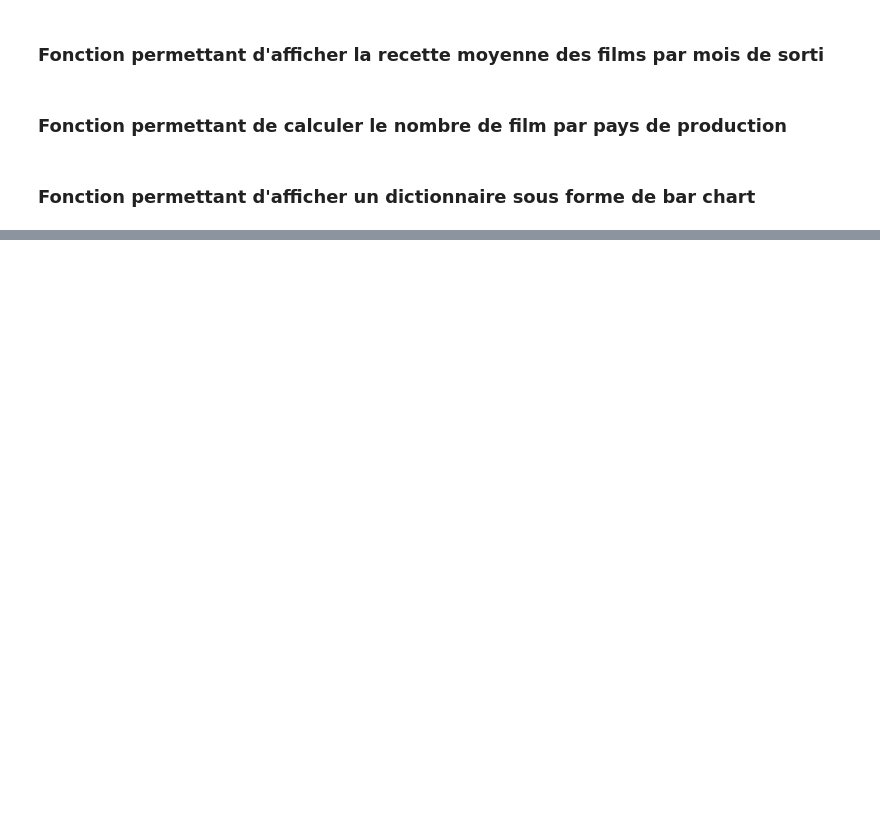
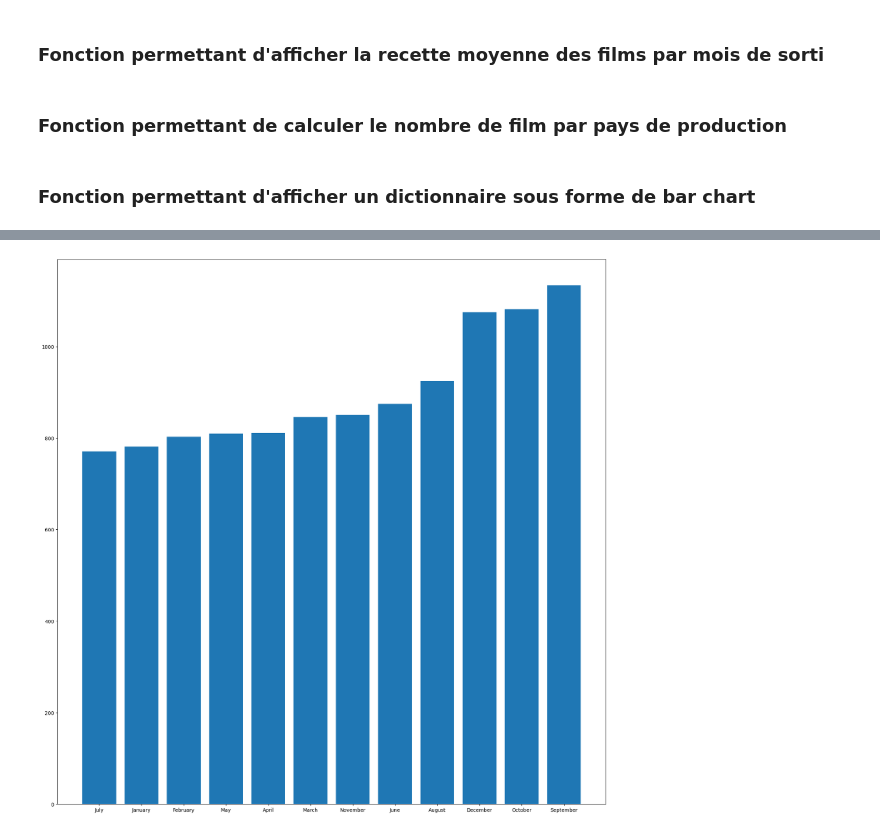
Before and after one commit to Keracles/MovieHype, a Jupyter notebook: data_exploration_noah.ipynb, the cells around one changed output, grey strips where cells are left out. Saved outputs shown, nothing was run; the diff lists cells and outputs as text; code cells hidden in the pictures; blank space fills up the shorter version.

```diff
--- a/data_exploration_noah.ipynb
+++ b/data_exploration_noah.ipynb
@@ -229,0 +272,5 @@ NameError: name 'nb_film_genre' is not defined
+# %%
+dico_mois = nb_film_mois(dataset)
+dict_to_bar(dico_mois)
+# %% [output]
+[figure, added]
```
Also changed, not shown: parts of 11 cells of this notebook, 1 other file.
